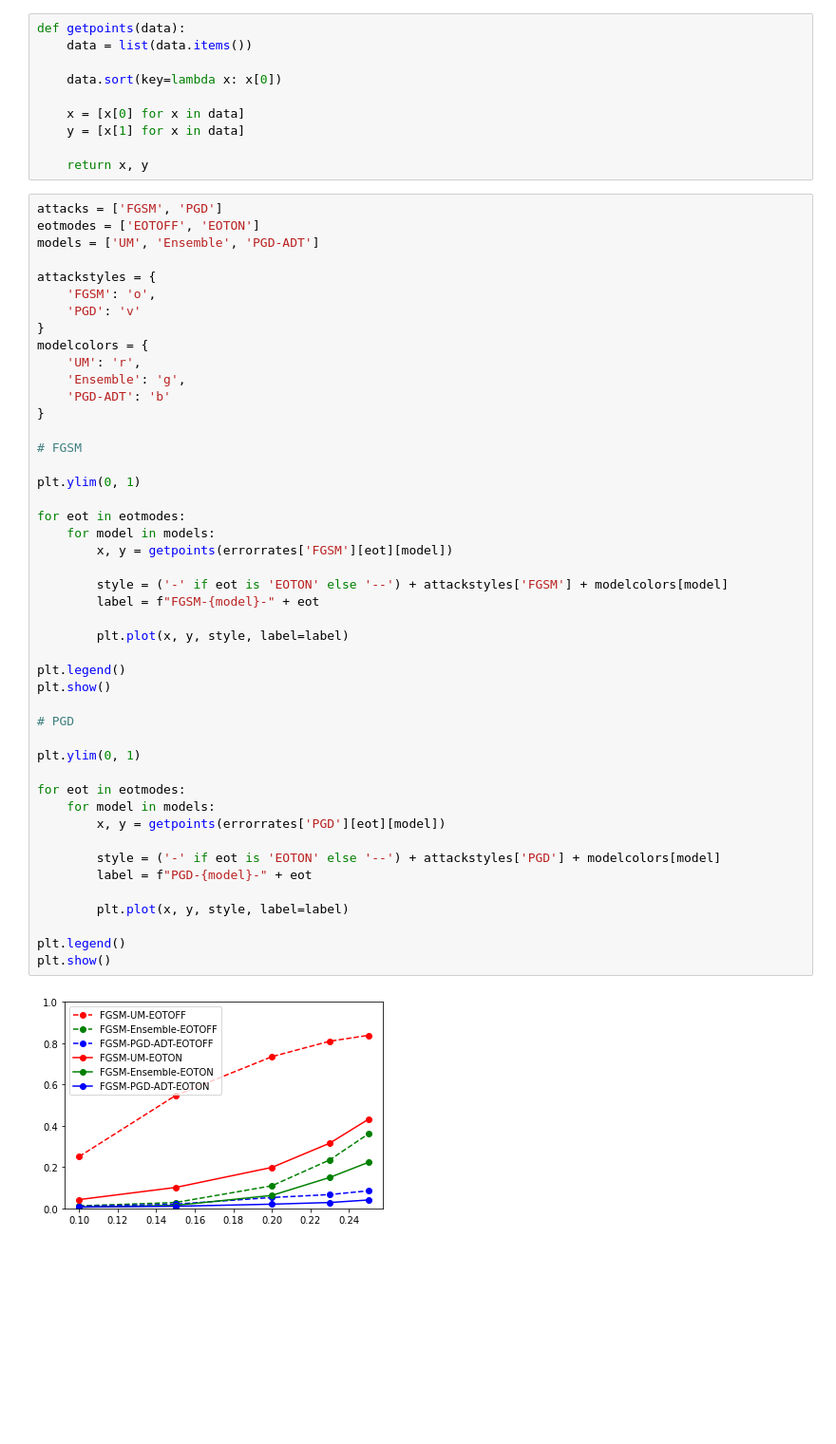
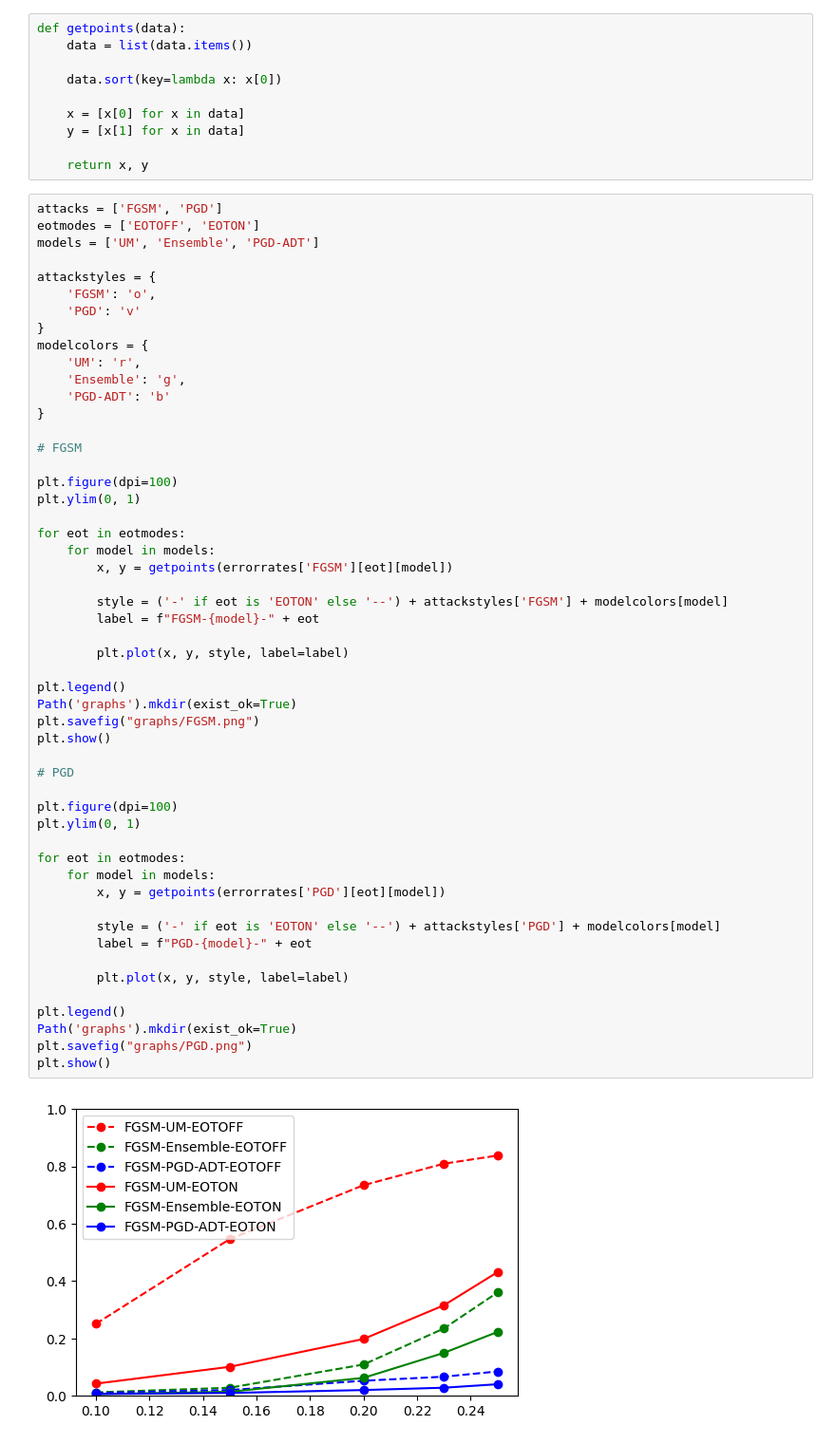
Before and after one commit to Arleycht/project-athena, a Jupyter notebook: Task1_update/ResultGraph.ipynb, the cells around one changed output. Shown at 95% size. Saved outputs shown, nothing was run; the diff lists cells and outputs as text; blank space fills up the shorter version.

Commit message:
Save graphs

```diff
--- a/Task1_update/ResultGraph.ipynb
+++ b/Task1_update/ResultGraph.ipynb
@@ -87,34 +87,40 @@ modelcolors = {
 
 # FGSM
 
+plt.figure(dpi=100)
 plt.ylim(0, 1)
 
 for eot in eotmodes:
     for model in models:
         x, y = getpoints(errorrates['FGSM'][eot][model])
 
         style = ('-' if eot is 'EOTON' else '--') + attackstyles['FGSM'] + modelcolors[model]
         label = f"FGSM-{model}-" + eot
 
         plt.plot(x, y, style, label=label)
 
 plt.legend()
+Path('graphs').mkdir(exist_ok=True)
+plt.savefig("graphs/FGSM.png")
 plt.show()
 
 # PGD
 
+plt.figure(dpi=100)
 plt.ylim(0, 1)
 
 for eot in eotmodes:
     for model in models:
         x, y = getpoints(errorrates['PGD'][eot][model])
 
         style = ('-' if eot is 'EOTON' else '--') + attackstyles['PGD'] + modelcolors[model]
         label = f"PGD-{model}-" + eot
 
         plt.plot(x, y, style, label=label)
 
 plt.legend()
+Path('graphs').mkdir(exist_ok=True)
+plt.savefig("graphs/PGD.png")
 plt.show()
 # %% [output]
-[figure, old version]
+[figure, new version]
```
Also changed, not shown: parts of 1 cell of this notebook, 5 other files.
